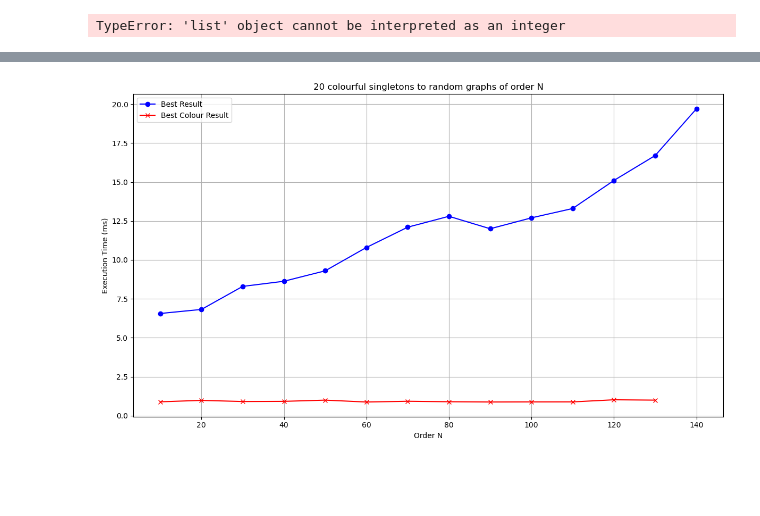
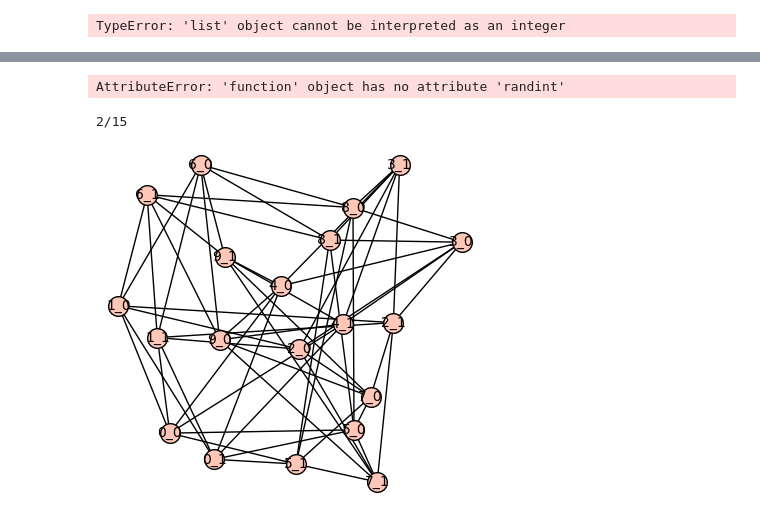
Before and after one commit to guojing0/count-graph-homs, a Jupyter notebook: hom-count-exp.ipynb, the cells around one changed output, grey strips where cells are left out. Drawn from its saved outputs; the diff is of its cells as text; code cells hidden in the pictures; blank space fills up the shorter version.

```diff
--- a/hom-count-exp.ipynb
+++ b/hom-count-exp.ipynb
@@ -6,3 +7,6 @@ from local_hom_count_best import *
+# %%
+def get_colours(n, k):
+    return [i for i in range(k) for _ in range(n)]
 # %%
 graph = graphs.CompleteBipartiteGraph(1, 2)
 graph_clr = [0, 1, 1]
@@ -209,23 +239,51 @@ plt.show()
-# %%
-# Data for plotting
-N = list(range(10, 141, 10))
-best_result = [6.56, 6.82, 8.3, 8.63, 9.3, 10.8, 12.1, 12.8, 12, 12.7, 13.3, 15.1, 16.7, 19.7]
-best_colour_result = [0.891, 0.982, 0.909, 0.92, 0.998, 0.877, 0.926, 0.895, 0.878, 0.883, 0.885, 1.02, 0.998, 0.978]
-
-# Convert best_colour_result to ms for consistency with best_result
-# best_colour_result = [x / 1000.0 for x in best_colour_result]
-
-# Plotting
-plt.figure(figsize=(12, 7))
-plt.plot(N, best_result, label='Best Result', marker='o', color='blue')
-plt.plot(N[:-1], best_colour_result[:-1], label='Best Colour Result', marker='x', color='red')  # Excluding the last point for best_colour_result
-plt.title('20 colourful singletons to random graphs of order N')
-plt.xlabel('Order N')
-plt.ylabel('Execution Time (ms)')
-plt.legend()
-plt.grid(True)
-plt.tight_layout()
-
-plt.show()
-# %% [output]
-[figure, removed]
+# %%
+[i for i in random.randint(0, 3)]
+# %% [output]
+AttributeError: 'function' object has no attribute 'randint'
+# %%
+foo.density()
+# %% [output]
+2/15
+# %%
+def blow_up_graph(original_graph, blow_up_size):
+    """
+    Create the blow-up of a given graph.
+
+    Parameters:
+    - original_graph: The original graph to be blown up.
+    - blow_up_size: A dictionary mapping each vertex of the original graph to the size of the independent set replacing it.
+
+    Returns:
+    - A SageMath graph representing the blow-up of the original graph.
+    """
+    # Create an empty graph for the blow-up
+    blow_up = Graph()
+
+    # Step 1: Replace each vertex with an independent set
+    vertex_map = {}  # Maps original vertex to the list of new vertices in the independent set
+    for v in original_graph.vertices():
+        new_vertices = [f'{v}_{i}' for i in range(blow_up_size[v])]
+        blow_up.add_vertices(new_vertices)
+        vertex_map[v] = new_vertices
+
+    # Step 2: Connect the vertices between independent sets
+    for u, v in original_graph.edges(labels=False):
+        for new_u in vertex_map[u]:
+            for new_v in vertex_map[v]:
+                blow_up.add_edge(new_u, new_v)
+
+    return blow_up
+# %%
+# Define the original graph
+G = graphs.PetersenGraph()
+
+# Define the blow-up sizes for each vertex
+blow_up_sizes = {v: 2 for v in G.vertices()}  # Replace each vertex with an independent set of size 2
+
+# Create the blow-up graph
+blown_up_graph = blow_up_graph(G, blow_up_sizes)
+
+# Show the blown-up graph
+blown_up_graph.show()
+# %% [output]
+[figure, added]
```
Also changed, not shown: parts of 23 cells of this notebook.
